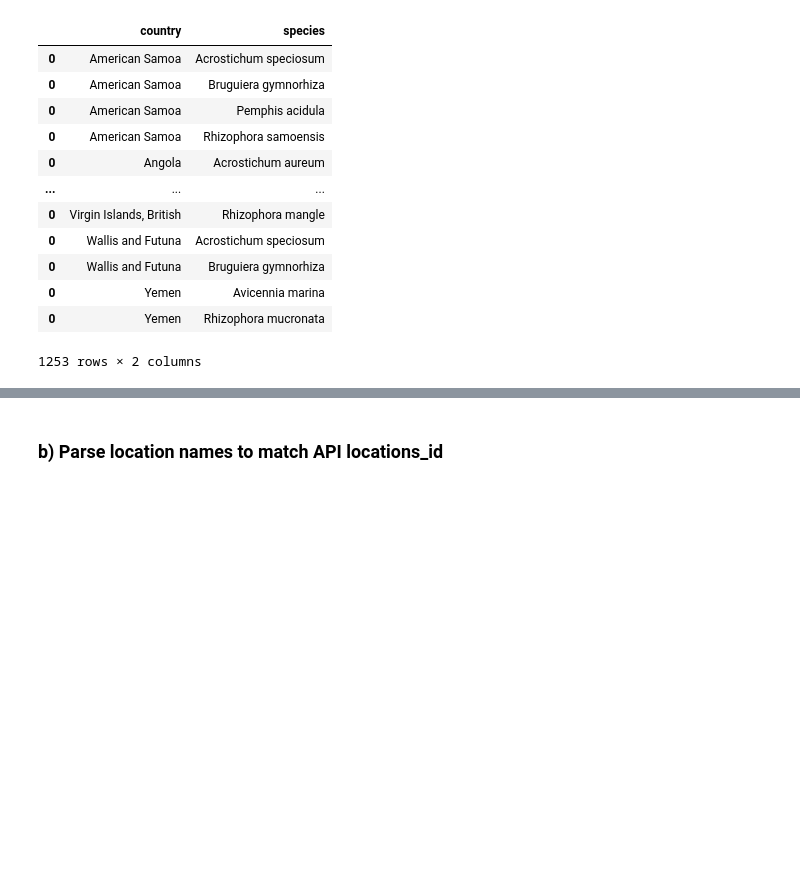
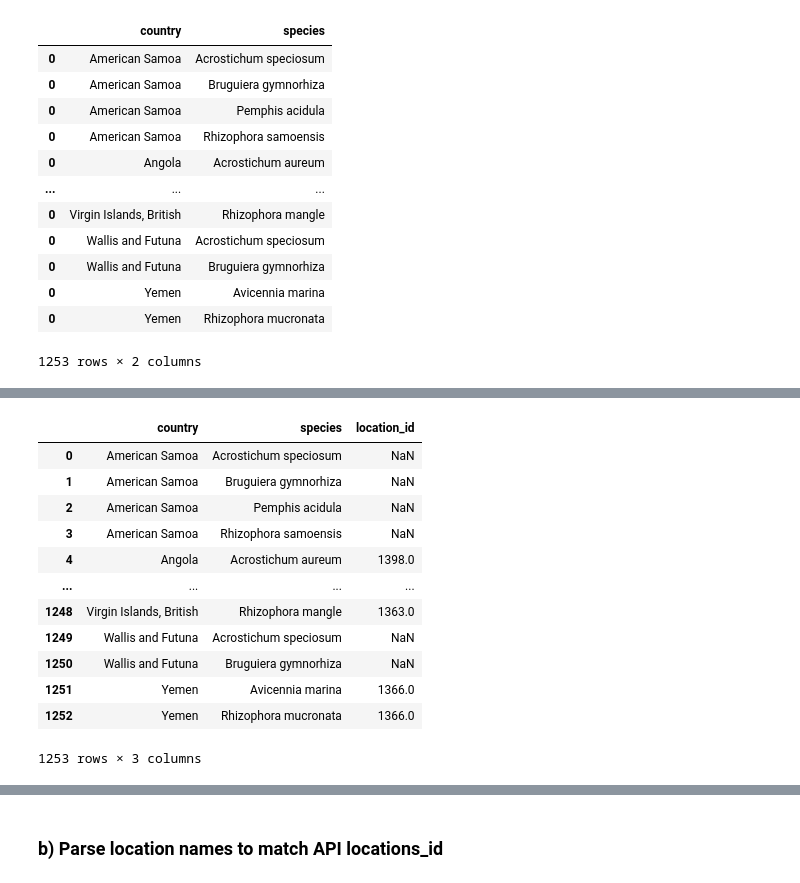
Before and after one commit to Vizzuality/mangrove-atlas, a Jupyter notebook: data/notebooks/Lab/data_processing/species_widget_validatior_test.ipynb, the cells around one changed output, grey strips where cells are left out. Drawn from its saved outputs; the diff is of its cells as text; code cells hidden in the pictures; blank space fills up the shorter version.

```diff
--- a/data/notebooks/Lab/data_processing/species_widget_validatior_test.ipynb
+++ b/data/notebooks/Lab/data_processing/species_widget_validatior_test.ipynb
@@ -238,11 +238,11 @@ sp.head()
 | 4 | Australia | 1 | 1 | 1 | 0 | ... |
 5 rows × 65 columns
 # %%
-table2 = pd.DataFrame(data = {'country_name':sp.Species,'species':np.nan})
-for country in sp.Species:
-    df = sp[sp['Species']==country]
-    for col in df.columns:
-        if df[[col]].values[0]==0:
-            df.drop(col,inplace=True,axis=1)
-            sp_names = df.columns
-    table2.loc[table2['country_name']==country,'species']= str(list(table1[table1.scientific_name.isin(sp_names)].species_id))
+#table2 = pd.DataFrame(data = {'country_name':sp.Species,'species':np.nan})
+#for country in sp.Species:
+#    df = sp[sp['Species']==country]
+#    for col in df.columns:
+#        if df[[col]].values[0]==0:
+#            df.drop(col,inplace=True,axis=1)
+#            sp_names = df.columns
+#    table2.loc[table2['country_name']==country,'species']= str(list(table1[table1.scientific_name.isin(sp_names)].species_id))
@@ -309,0 +350,18 @@ table2
+# %%
+table2_loc = pd.merge(table2_clean, loc, on= 'country', how='left')
+table2_loc.rename(columns={'id':'location_id'},inplace=True)
+table2_loc
+# %% [output]
+|  | country | species | location_id |
+| 0 | American Samoa | Acrostichum speciosum | NaN |
+| 1 | American Samoa | Bruguiera gymnorhiza | NaN |
+| 2 | American Samoa | Pemphis acidula | NaN |
+| 3 | American Samoa | Rhizophora samoensis | NaN |
+| 4 | Angola | Acrostichum aureum | 1398.0 |
+| ... | ... | ... | ... |
+| 1248 | Virgin Islands, British | Rhizophora mangle | 1363.0 |
+| 1249 | Wallis and Futuna | Acrostichum speciosum | NaN |
+| 1250 | Wallis and Futuna | Bruguiera gymnorhiza | NaN |
+| 1251 | Yemen | Avicennia marina | 1366.0 |
+| 1252 | Yemen | Rhizophora mucronata | 1366.0 |
+1253 rows × 3 columns
```
Also changed, not shown: parts of 12 cells of this notebook.
